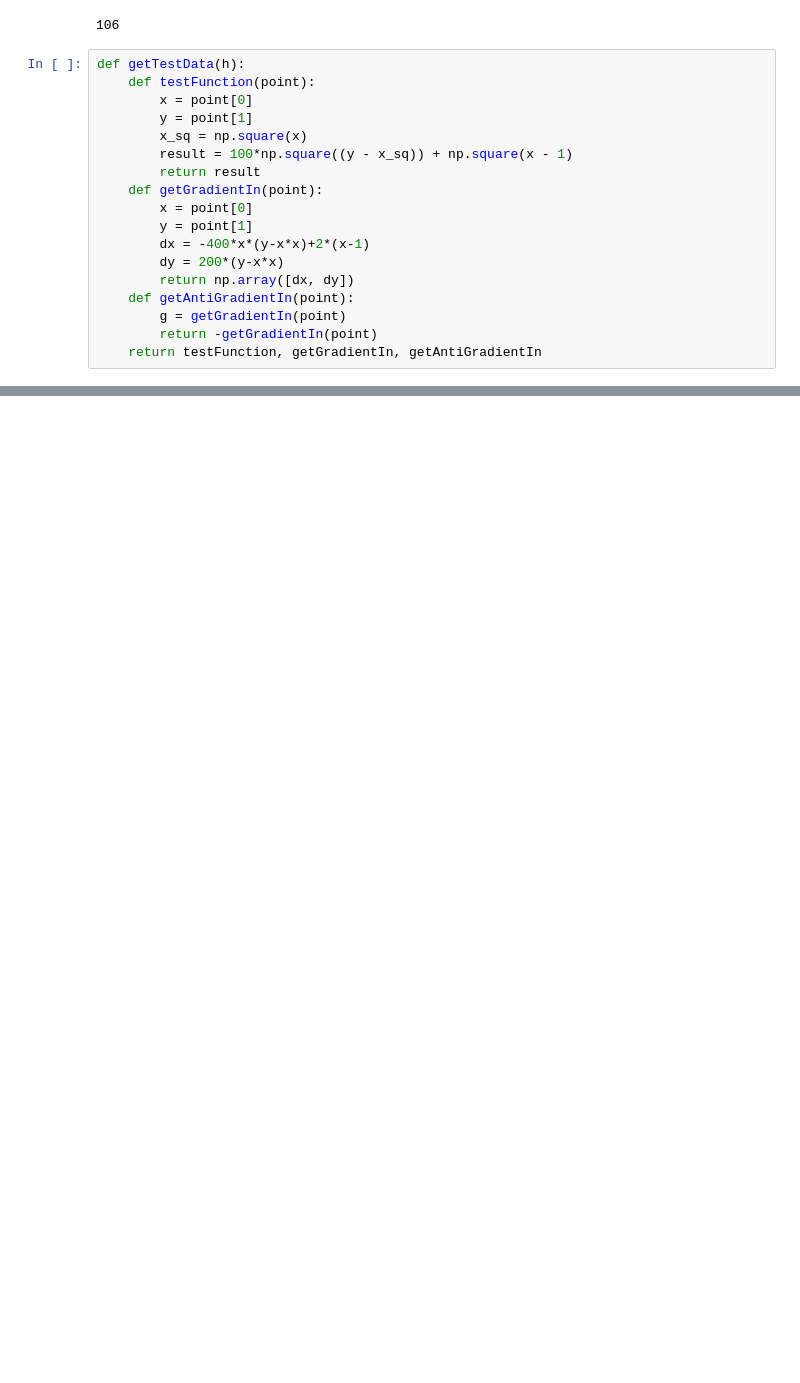
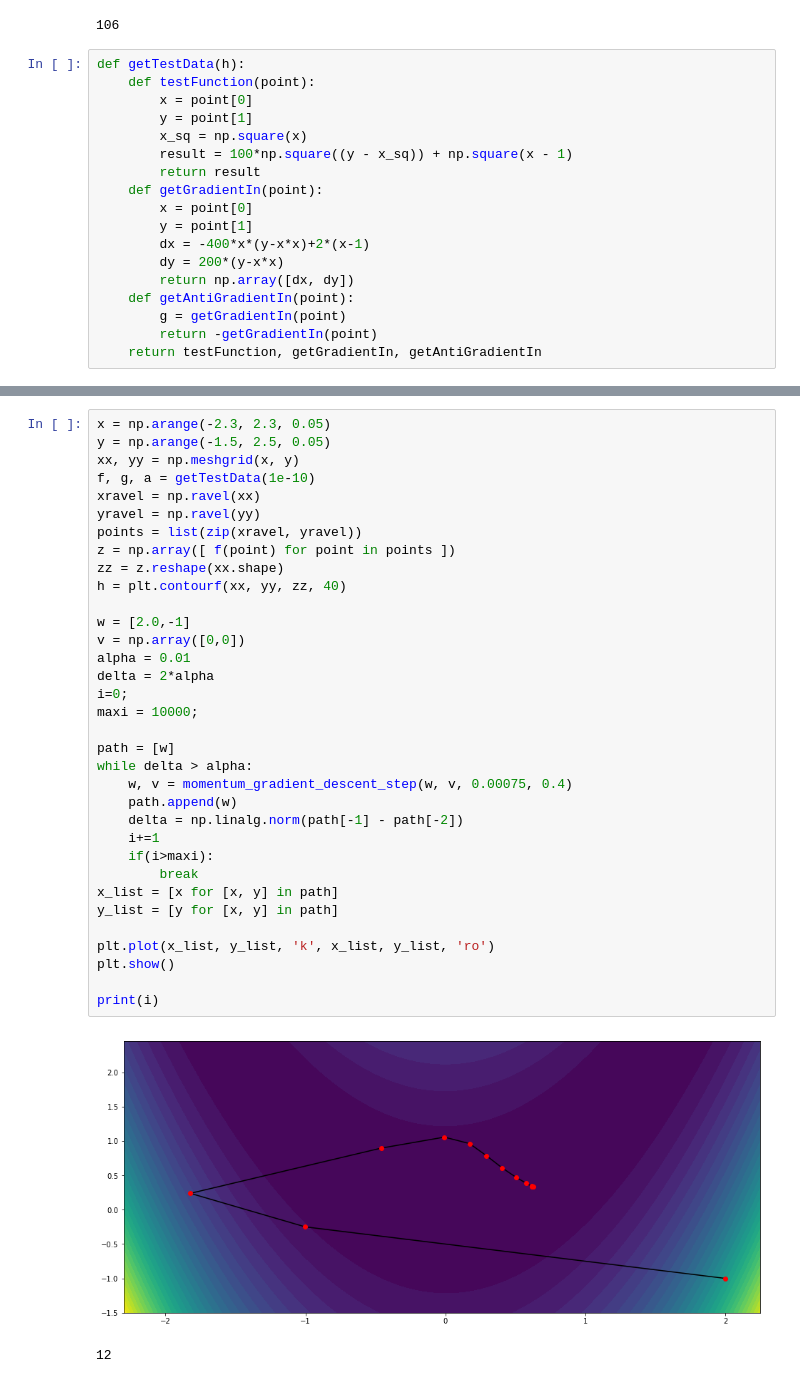
Before and after one commit to Prandtl/Bach, a Jupyter notebook: GradientDescentBench.ipynb, the cells around one changed output, grey strips where cells are left out. Cells and saved outputs as stored; diff of their text form; blank space fills up the shorter version.

Commit message:
last moment updates

```diff
--- a/GradientDescentBench.ipynb
+++ b/GradientDescentBench.ipynb
@@ -354,0 +351,37 @@ print(path)
+# %%
+x = np.arange(-2.3, 2.3, 0.05)
+y = np.arange(-1.5, 2.5, 0.05)
+xx, yy = np.meshgrid(x, y)
+f, g, a = getTestData(1e-10)
+xravel = np.ravel(xx)
+yravel = np.ravel(yy)
+points = list(zip(xravel, yravel))
+z = np.array([ f(point) for point in points ])
+zz = z.reshape(xx.shape)
+h = plt.contourf(xx, yy, zz, 40)
+
+w = [2.0,-1]
+v = np.array([0,0])
+alpha = 0.01
+delta = 2*alpha
+i=0;
+maxi = 10000;
+
+path = [w]
+while delta > alpha:
+    w, v = momentum_gradient_descent_step(w, v, 0.00075, 0.4)
+    path.append(w)
+    delta = np.linalg.norm(path[-1] - path[-2])
+    i+=1
+    if(i>maxi):
+        break
+x_list = [x for [x, y] in path]
+y_list = [y for [x, y] in path]
+
+plt.plot(x_list, y_list, 'k', x_list, y_list, 'ro')
+plt.show()
+
+print(i)
+# %% [output]
+[figure, added]
+12
```
Also changed, not shown: parts of 12 cells of this notebook, 2 other files.
